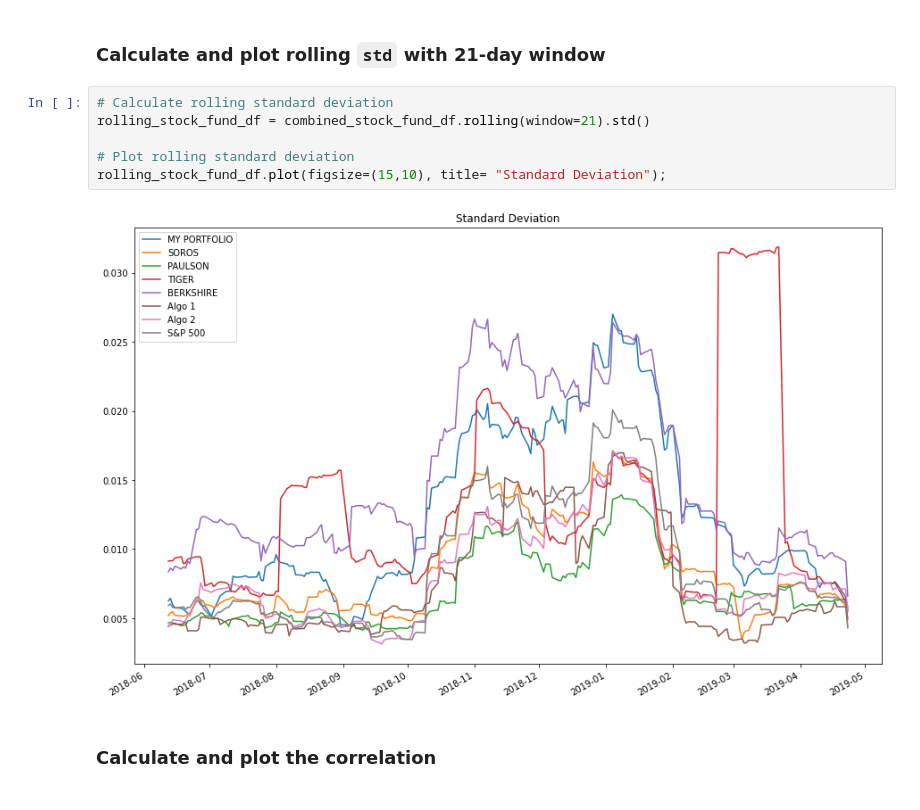
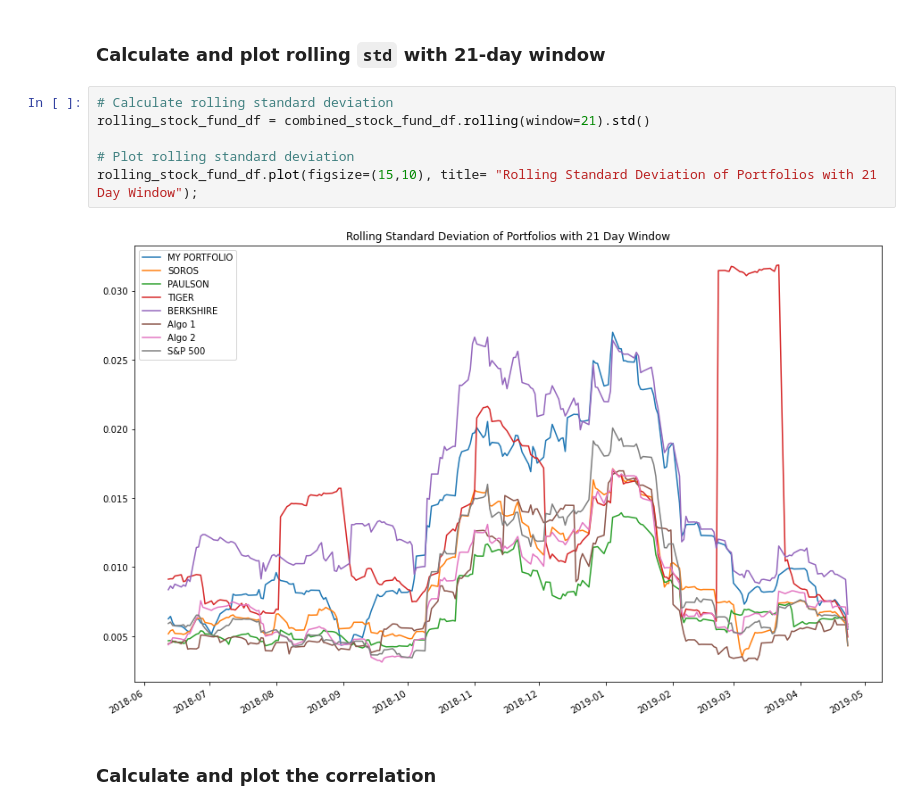
Before and after one commit to nbaronti/Pandas_Homework, a Jupyter notebook: Pandas_Homework.ipynb, the cells around one changed output. Drawn from its saved outputs; the diff is of its cells as text.

```diff
--- a/Pandas_Homework.ipynb
+++ b/Pandas_Homework.ipynb
@@ -612,11 +612,11 @@ dtype: float64
 # %%
 # Calculate rolling standard deviation
 rolling_stock_fund_df = combined_stock_fund_df.rolling(window=21).std()
 
 # Plot rolling standard deviation
-rolling_stock_fund_df.plot(figsize=(15,10), title= "Standard Deviation");
+rolling_stock_fund_df.plot(figsize=(15,10), title= "Rolling Standard Deviation of Portfolios with 21 Day Window");
 # %% [output]
-[figure, old version]
+[figure, new version]
 # %% [markdown]
 ### Calculate and plot the correlation
 # %%
```
Also changed, not shown: parts of 22 cells of this notebook, 1 other file.
